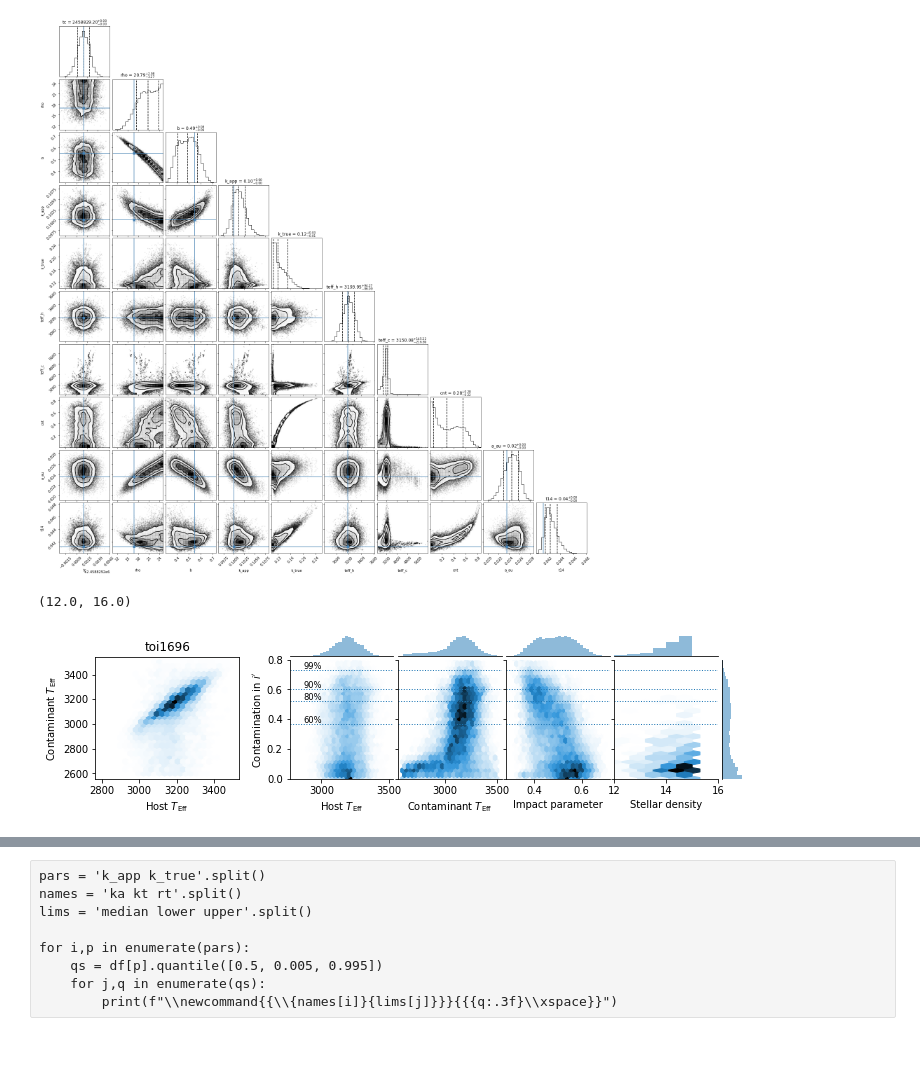
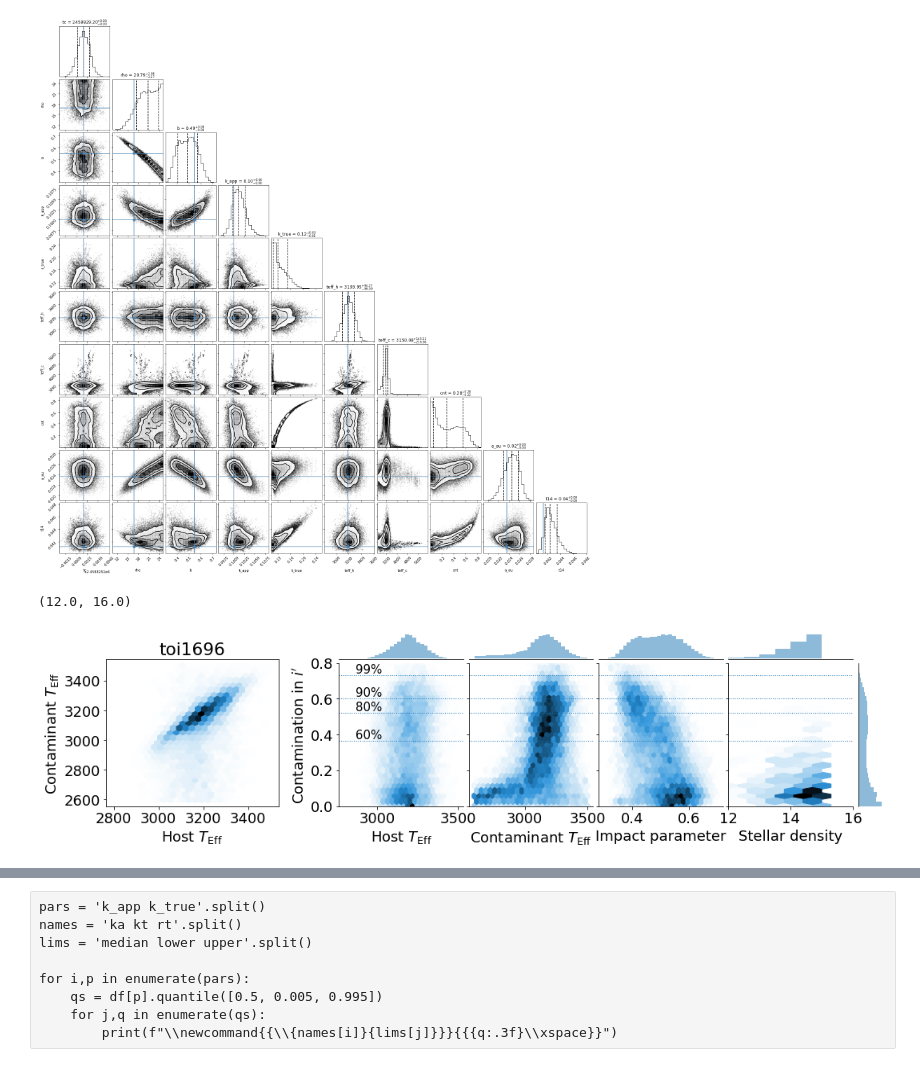
Before and after one commit to jpdeleon/toi1696, a Jupyter notebook: notebooks/contamination.ipynb, the cells around one changed output, grey strips where cells are left out. Saved outputs shown, nothing was run; the diff lists cells and outputs as text; code cells hidden in the pictures.

```diff
--- a/notebooks/contamination.ipynb
+++ b/notebooks/contamination.ipynb
@@ -415,35 +415,40 @@ fig = corner(df[pars],
 fig.savefig('../paper/figures/contaminated_lpf_corner.png', bbox_inches=False, facecolor='w')
 # %%
 from pytransit.contamination.plotting import joint_marginal_plot
+from matplotlib.pyplot import rcParams
+
+rcParams['font.size'] = 18
 
 fig = joint_marginal_plot(df,
                           htelim=(2800,3500),
                           ctelim=(2600,3500),
                           blim=(0.3,0.7),
-                          clim=(0,0.8)
+                          clim=(0,0.8),
+                          fw=15
+#                           figsize=(15,8)
                          )
 ps = percentile(df.cnt, [60, 80, 90, 99])
 [[ax.axhline(p, lw=1, ls=':') for p in ps] for ax in fig.axes[1:5]]
 xmin = fig.axes[1].get_xlim()[0]
 [fig.axes[1].text(xmin+100, p+0.01, '{:2d}%'.format(t), size='small') for p,t in zip(ps, [60, 80, 90, 99])]
 
 fig.axes[0].set_title(target);
 # setp(fig.axes[0:2], xticks=(2800,3000,3500))
 
 # fig.axes[0].set_xlim(2000,4000)
 # fig.axes[0].set_ylim(3000,7000)
 
 # fig.axes[1].set_xlim(2000,4000)
 # fig.axes[5].set_xlim(2000,4000)
 
 # fig.axes[2].set_xlim(2000,5000)
 # fig.axes[6].set_xlim(2000,5000)
 
 
 fig.axes[4].set_xlim(12,16)
 fig.axes[8].set_xlim(12,16)
 # %% [output]
 (12.0, 16.0)
-[figure, old version]
+[figure, new version]
 # %%
 fig.savefig('../paper/figures/contaminated_lpf_jointplot.png', bbox_inches=False, facecolor='w')
```
Also changed, not shown: parts of 6 cells of this notebook, 2 other files.
